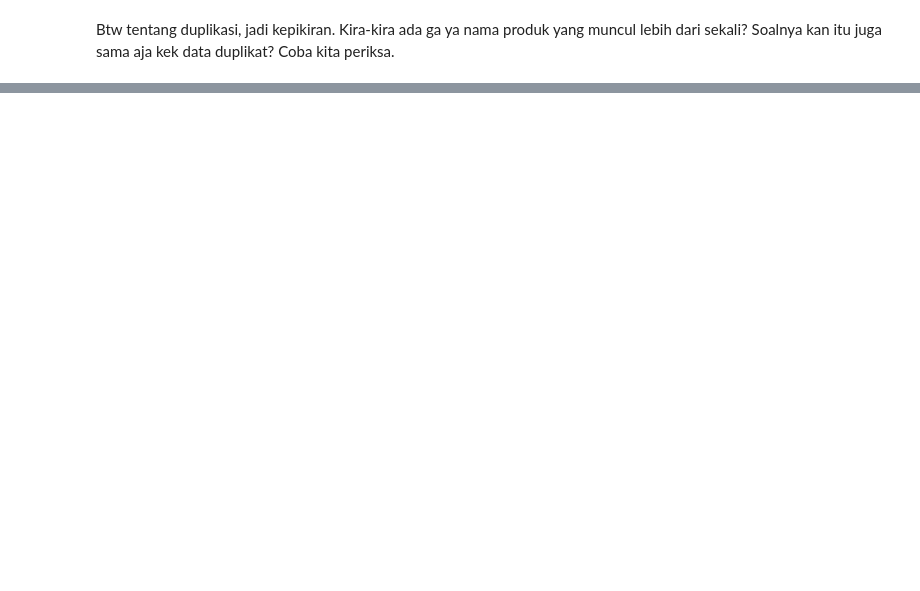
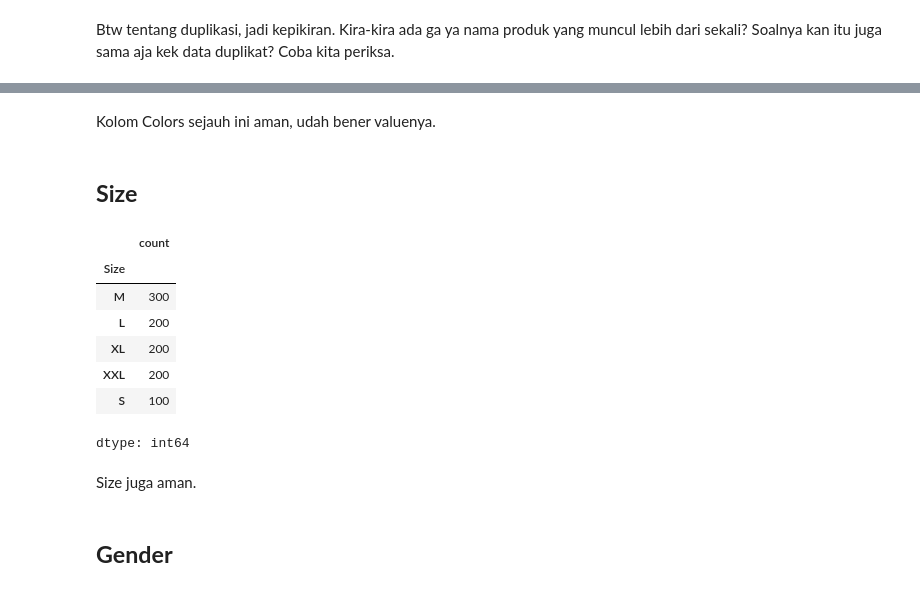
Before and after one commit to dinanabila/eda-notebooks, a Jupyter notebook: 2025/eda_submission_pemda_dicoding.ipynb, the cells around one changed output, grey strips where cells are left out. Drawn from its saved outputs; the diff is of its cells as text; code cells hidden in the pictures; blank space fills up the shorter version.

```diff
--- a/2025/eda_submission_pemda_dicoding.ipynb
+++ b/2025/eda_submission_pemda_dicoding.ipynb
@@ -89,0 +120,19 @@ Wih ada 100 Unknown Product. Banyak juga ya. Tapi tetap **harus kita hapus**, se
+# %% [markdown]
+Kolom Colors sejauh ini aman, udah bener valuenya.
+# %% [markdown]
+## **Size**
+# %%
+df['Size'].value_counts()
+# %% [output]
+|  | count |
+| Size |  |
+| M | 300 |
+| L | 200 |
+| XL | 200 |
+| XXL | 200 |
+| S | 100 |
+dtype: int64
+# %% [markdown]
+Size juga aman.
+# %% [markdown]
+## **Gender**
```
Also changed, not shown: parts of 38 cells of this notebook.
